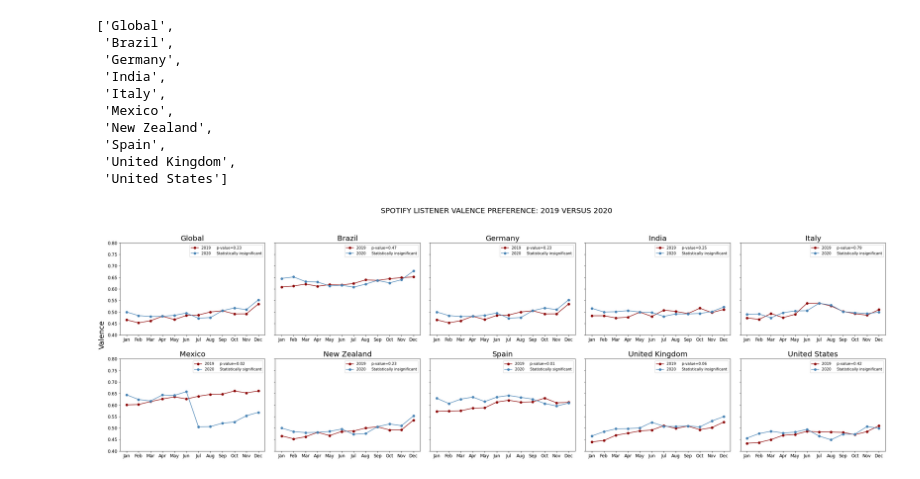
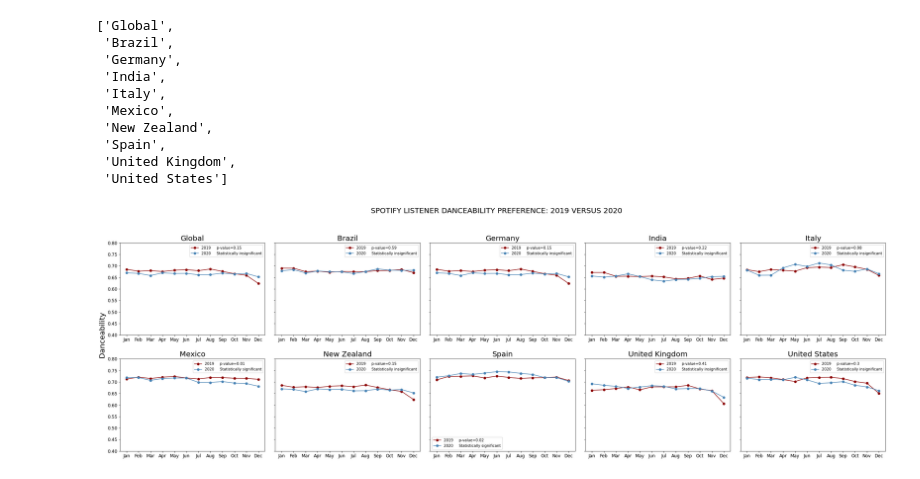
Before and after one commit to verocastillo/data-project-1, a Jupyter notebook: unified_plot/unified_plot.ipynb, the cells around one changed output. Cells and saved outputs as stored; diff of their text form; code cells hidden in the pictures.

```diff
--- a/unified_plot/unified_plot.ipynb
+++ b/unified_plot/unified_plot.ipynb
@@ -9,26 +9,26 @@ import re, glob
 import os, sys
 from scipy import stats
 # %%
-path = r"input_files/*.csv"                # The path requires "".csv" at end of file name.
+path = r"input_files/spotify/*.csv"                # The path requires "".csv" at end of file name.
                                                                  # This is to prevent the program from blowing up
                                                                  # when it hits some kind of hidden file.
 
-countries_df = pd.read_csv(glob.glob(path)[0], header=0)           # Sets up main dataframe with data from FIRST file
+countries_spotify_df = pd.read_csv(glob.glob(path)[0], header=0)           # Sets up main dataframe with data from FIRST file
 string = str(glob.glob(path)[0])                                 # in the folder.
-country_name, = re.findall(r"/(.*)_tracks", string)   # This line extracts the year and month from the
-countries_df[['Country']] = country_name
+country_name, = re.findall(r"/spotify/(.*)_tracks", string)   # This line extracts the year and month from the
+countries_spotify_df[['Country']] = country_name
 
 for file in glob.glob(path)[1:]:                                 # Now that you have the dataframe set up from the
         temp_df = pd.read_csv(file, header=0)                    # first file in the folder, this iterates through
         string = str(file)                                       # remaining files
-        country_name, = re.findall(r"/(.*)_tracks", string)
+        country_name, = re.findall(r"/spotify/(.*)_tracks", string)
         temp_df[['Country']] = country_name
         #print (country_name)
-        countries_df = pd.concat([countries_df,        # Adds temperary datafame to end of main dataframe
+        countries_spotify_df = pd.concat([countries_spotify_df,        # Adds temperary datafame to end of main dataframe
                                        temp_df])                 # as new rows.
 
 
-countries_df                                                # You should get 4,800 rows (24 months x 200
+countries_spotify_df                                                # You should get 4,800 rows (24 months x 200
                                                                  # tracks per month)
 # %% [output]
 |  | Position | Track Name | Artist | Streams | URL | Year | Month | Track ID | Danceability | Energy | ... |
@@ -45,16 +45,9 @@ countries_df                                                # You should get 4,8
 | 4749 | 200 | I Don't Care (with Justin Bieber) | Ed Sheeran | 270755 | https://open.spotify.com/track/0h... | 2020 | 12 | 3HVWdVOQ0ZA45FuZGSfvns | 0.798 | 0.675 | ... |
 47847 rows × 19 columns
 # %%
-countries_to_plot = sorted(list(countries_df['Country'].unique()))
-countries_to_plot = ['Global', 'Brazil',
- 'Germany',
- 'India',
- 'Italy',
- 'Mexico',
- 'New Zealand',
- 'Spain',
- 'United Kingdom',
- 'United States']
+countries_to_plot = sorted(list(countries_spotify_df['Country'].unique()))
+
+countries_to_plot = ['Global', 'Brazil', 'Germany','India', 'Italy', 'Mexico', 'New Zealand', 'Spain', 'United Kingdom', 'United States']
 countries_to_plot
 # %% [output]
 ['Global',
@@ -100,7 +83,7 @@ def p_label(p):
 # %%
 # Plot a comparison of 2019 2020 variable averages
 
-variable_to_plot = 'Valence'
+variable_to_plot = 'Danceability'
 
 fig, ((ax0, ax1, ax2, ax3, ax4), (ax5, ax6, ax7, ax8, ax9)) = plt.subplots(2,5, sharey=True, figsize=(30,10))    # Set up figure for subplots
 
@@ -118,40 +101,40 @@ fig.text(0, .5, f"{variable_to_plot}",           # Set label for shared y axis.
 
 for i in range(10):
 
-    country_df = countries_df[countries_df['Country'] == countries_to_plot[i]]
+    country_spotify_df = countries_spotify_df[countries_spotify_df['Country'] == countries_to_plot[i]]
 
-    country_groupby = country_df.groupby(["Year", 'Month'], as_index=False)[variable_to_plot].mean()
+    country_spotify_groupby = country_spotify_df.groupby(["Year", 'Month'], as_index=False)[variable_to_plot].mean()
 
-    variable_2019 = country_groupby[country_groupby['Year'] == 2019]
+    variable_2019 = country_spotify_groupby[country_spotify_groupby['Year'] == 2019]
 
-    variable_2020 = country_groupby[country_groupby['Year'] == 2020]
+    variable_2020 = country_spotify_groupby[country_spotify_groupby['Year'] == 2020]
 
     pvalue = stats.ttest_ind(variable_2019[f'{variable_to_plot}'], variable_2020[f'{variable_to_plot}'], equal_var=False)[1]
     plabel = p_label(pvalue)                                  # Call function to create a label for the p value
 
     #valence_2020.drop('Year', inplace=True, axis=1)
 
     y_axis = variable_2019[variable_to_plot]
     x_axis = ['Jan', 'Feb', 'Mar', 'Apr', 'May', 'Jun',                  # Set up x axis
               'Jul', 'Aug', 'Sep', 'Oct', 'Nov', 'Dec']
 
     #plot_list[i].set_xlabel(f"Months")                   # Set x axis label for subplot
 
     plot_list[i].set_title(f"{countries_to_plot[i]}")       # Set title for subplot
 
     plot_list[i].plot(x_axis, variable_2019[variable_to_plot], label=f"2019     p-value={round(pvalue, 2)}", marker='o', color='darkred')  # Plot 2019
     plot_list[i].plot(x_axis, variable_2020[variable_to_plot],
                       label=f"2020     Statistically {plabel}", marker='o', color='steelblue')  # Plot 2020
 
     #plot_list[i].xlim(-0.75, len(x_axis)-0.25)                                    # Set up axis limits
     plot_list[i].set_ylim([.4, .8])
 
     plot_list[i].legend(fontsize=10)                                   # Add the legend
 
 fig.tight_layout(pad=2)
 
 
 plt.savefig(f"output_files/{variable_to_plot}.png")        # Save the png file
 plt.show()
 # %% [output]
-[figure, old version]
+[figure, new version]
```
Also changed, not shown: parts of 12 cells of this notebook, 24 other files.
